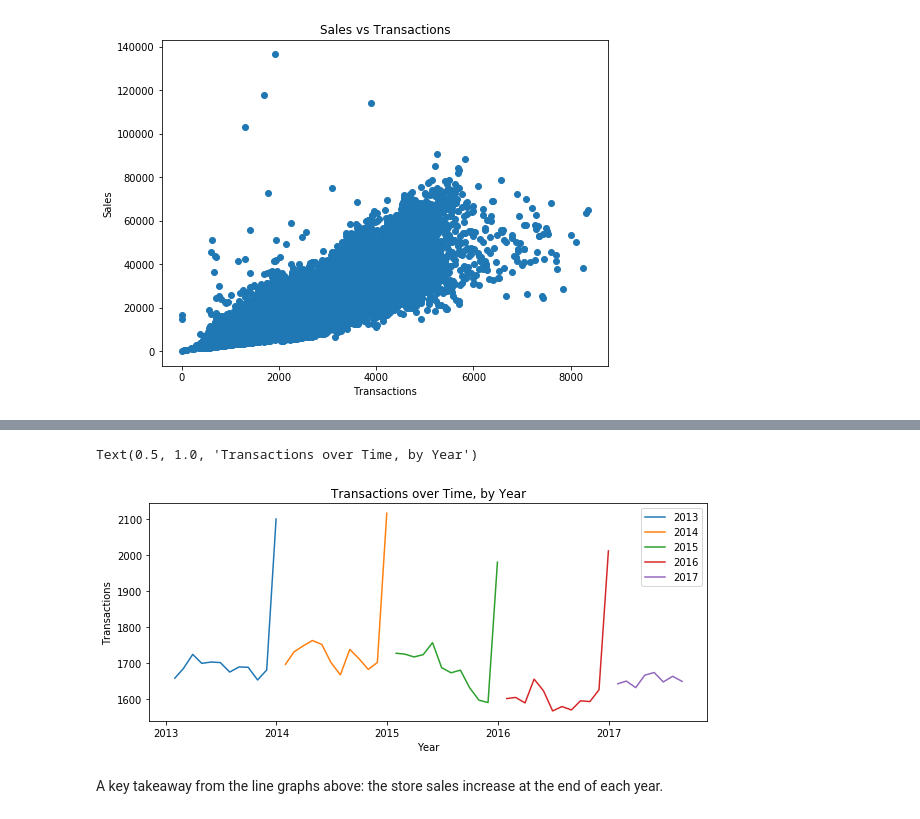
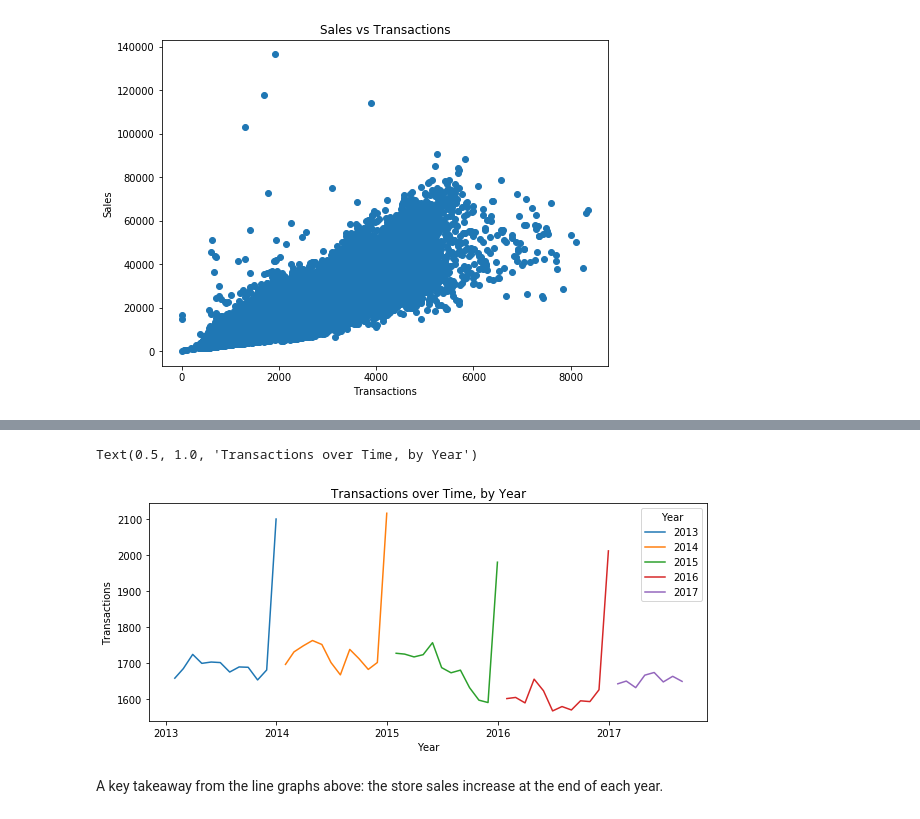
Before and after one commit to kpath1999/datacamp-projects, a Jupyter notebook: 05-grocery-time-series/store-sales.ipynb, the cells around one changed output, grey strips where cells are left out. Saved outputs shown, nothing was run; the diff lists cells and outputs as text; code cells hidden in the pictures.

```diff
--- a/05-grocery-time-series/store-sales.ipynb
+++ b/05-grocery-time-series/store-sales.ipynb
@@ -130,21 +127,21 @@ To register the converters:
 # %%
 a = transactions.set_index("date").resample("M").transactions.mean().reset_index()
 a["year"] = a.date.dt.year
 
 # Sizing the plot.
 plt.figure(figsize=(10, 4))
 
 # Labeling and coloring appropriately.
 for year, data in a.groupby("year"):
     plt.plot(data["date"], data["transactions"], label=year)
 
 # Adding a legend and title.
 plt.xlabel("Year")
 plt.ylabel("Transactions")
-plt.legend()
+plt.legend(title="Year")
 plt.title("Transactions over Time, by Year")
 # %% [output]
 Text(0.5, 1.0, 'Transactions over Time, by Year')
-[figure, old version]
+[figure, new version]
 # %% [markdown]
 <p>A key takeaway from the line graphs above: the store sales increase at the end of each year.</p>
```
Also changed, not shown: parts of 10 cells of this notebook.
